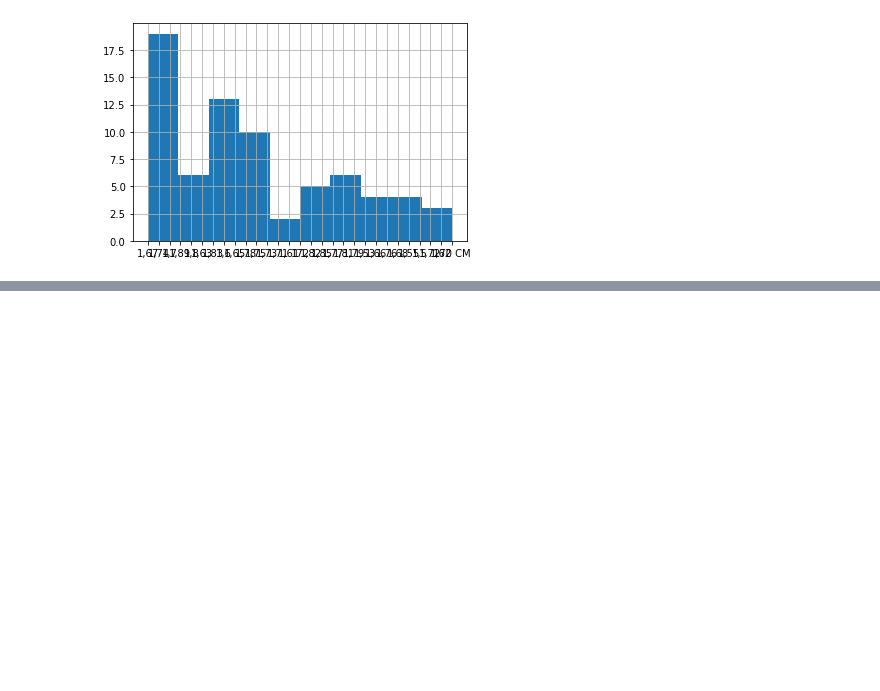
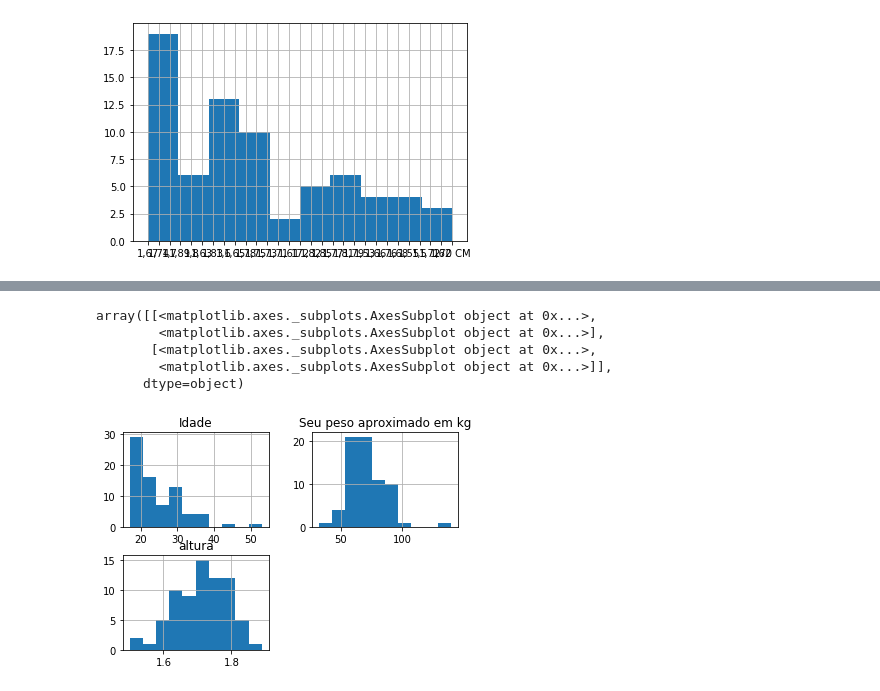
Before and after one commit to arnottrcaiado/biganddata, a Jupyter notebook: aula01/aula1-inicio_explorando_python_csv.ipynb, the cells around one changed output, grey strips where cells are left out. Drawn from its saved outputs; the diff is of its cells as text; code cells hidden in the pictures; blank space fills up the shorter version.

```diff
--- a/aula01/aula1-inicio_explorando_python_csv.ipynb
+++ b/aula01/aula1-inicio_explorando_python_csv.ipynb
@@ -153,0 +228,2 @@ TypeError: can only concatenate str (not "int") to str
+# %%
+df2['altura'] =  pd.to_numeric(df2['altura'])
@@ -153,0 +232,2 @@ TypeError: can only concatenate str (not "int") to str
+# %%
+df2['altura'][73]=1.73
@@ -153,0 +243,2 @@ TypeError: can only concatenate str (not "int") to str
+# %%
+df2['altura'] =  pd.to_numeric(df2['altura'])
@@ -153,0 +281,2 @@ TypeError: can only concatenate str (not "int") to str
+# %%
+df2['altura'][19] = 1.72
@@ -153,0 +308,9 @@ TypeError: can only concatenate str (not "int") to str
+# %%
+df2.hist()
+# %% [output]
+array([[<matplotlib.axes._subplots.AxesSubplot object at 0x...>,
+        <matplotlib.axes._subplots.AxesSubplot object at 0x...>],
+       [<matplotlib.axes._subplots.AxesSubplot object at 0x...>,
+        <matplotlib.axes._subplots.AxesSubplot object at 0x...>]],
+      dtype=object)
+[figure, added]
```
Also changed, not shown: parts of 28 cells of this notebook, 1 other file.
